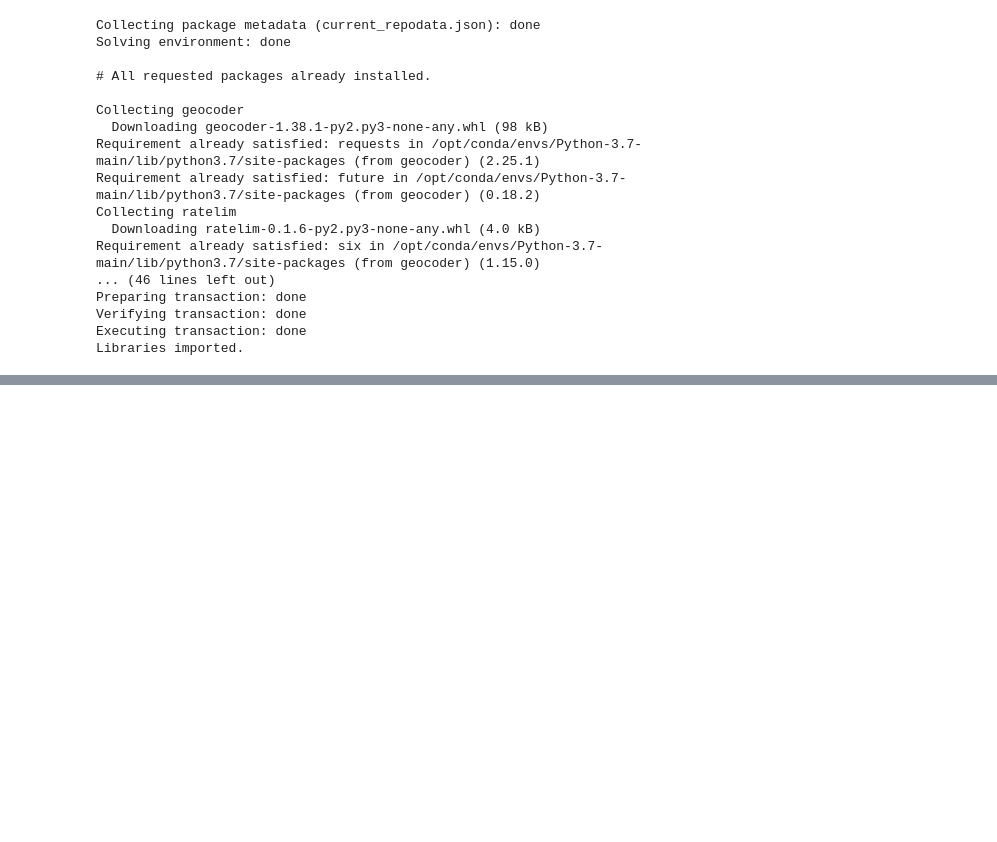
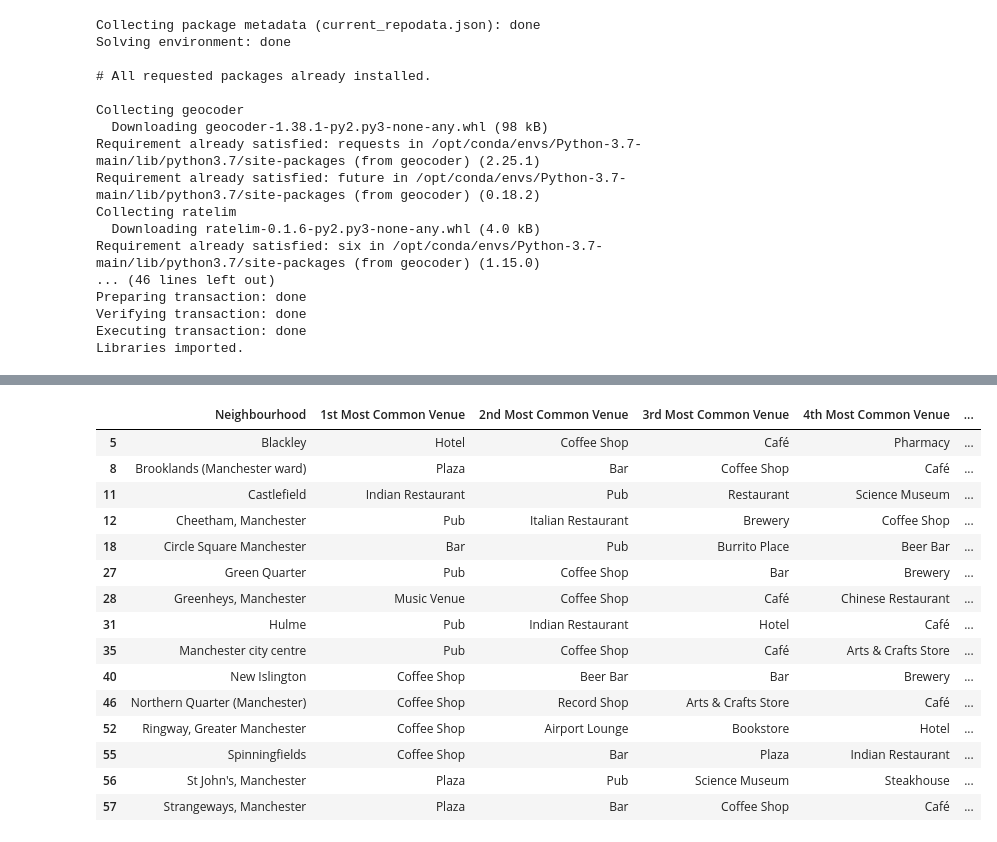
Before and after one commit to davidcar85/NewDepository, a Jupyter notebook: Capstone Segundo Intento_DCJ.ipynb, the cells around one changed output, grey strips where cells are left out. Saved outputs shown, nothing was run; the diff lists cells and outputs as text; code cells hidden in the pictures; blank space fills up the shorter version.

```diff
--- a/Capstone Segundo Intento_DCJ.ipynb
+++ b/Capstone Segundo Intento_DCJ.ipynb
@@ -121,0 +404,17 @@ Libraries imported.
+# %%
+opt_value = 8
+# %%
+man_clusters = opt_value
+
+# Run k-means clustering
+man_gc = man_grouped_clustering
+kmeans = KMeans(n_clusters = man_clusters, init = 'k-means++', random_state = 0).fit(man_gc)
+# %%
+# Add clustering labels
+neighbourhoods_venues_sorted.insert(0, 'Cluster Labels', kmeans.labels_)
+# %%
+man_final = man_data
+man_final = man_final.join(neighbourhoods_venues_sorted.set_index('Neighbourhood'), on='Neighbourhood')
+man_final.dropna(inplace = True)
+man_final['Cluster Labels'] = man_final['Cluster Labels'].astype(int)
+man_final.head()
@@ -121,0 +509,20 @@ Libraries imported.
+# %%
+val = 5
+man_final.loc[man_final['Cluster Labels'] == (val - 1), man_final.columns[[0] + np.arange(4, man_final.shape[1]).tolist()]]
+# %% [output]
+|  | Neighbourhood | 1st Most Common Venue | 2nd Most Common Venue | 3rd Most Common Venue | 4th Most Common Venue | ... |
+| 5 | Blackley | Hotel | Coffee Shop | Café | Pharmacy | ... |
+| 8 | Brooklands (Manchester ward) | Plaza | Bar | Coffee Shop | Café | ... |
+| 11 | Castlefield | Indian Restaurant | Pub | Restaurant | Science Museum | ... |
+| 12 | Cheetham, Manchester | Pub | Italian Restaurant | Brewery | Coffee Shop | ... |
+| 18 | Circle Square Manchester | Bar | Pub | Burrito Place | Beer Bar | ... |
+| 27 | Green Quarter | Pub | Coffee Shop | Bar | Brewery | ... |
+| 28 | Greenheys, Manchester | Music Venue | Coffee Shop | Café | Chinese Restaurant | ... |
+| 31 | Hulme | Pub | Indian Restaurant | Hotel | Café | ... |
+| 35 | Manchester city centre | Pub | Coffee Shop | Café | Arts & Crafts Store | ... |
+| 40 | New Islington | Coffee Shop | Beer Bar | Bar | Brewery | ... |
+| 46 | Northern Quarter (Manchester) | Coffee Shop | Record Shop | Arts & Crafts Store | Café | ... |
+| 52 | Ringway, Greater Manchester | Coffee Shop | Airport Lounge | Bookstore | Hotel | ... |
+| 55 | Spinningfields | Coffee Shop | Bar | Plaza | Indian Restaurant | ... |
+| 56 | St John's, Manchester | Plaza | Pub | Science Museum | Steakhouse | ... |
+| 57 | Strangeways, Manchester | Plaza | Bar | Coffee Shop | Café | ... |
```
Also changed, not shown: parts of 33 cells of this notebook.
